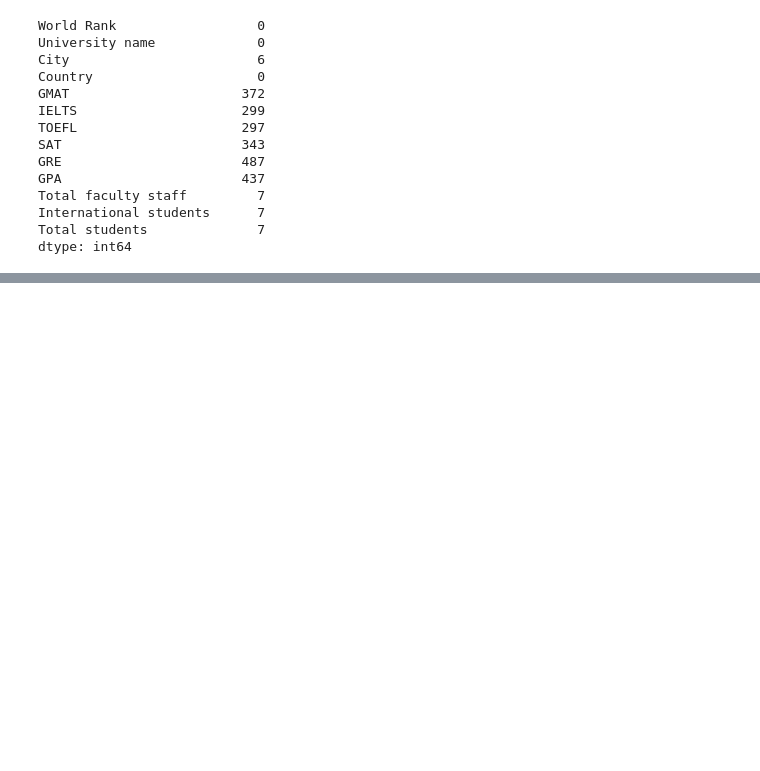
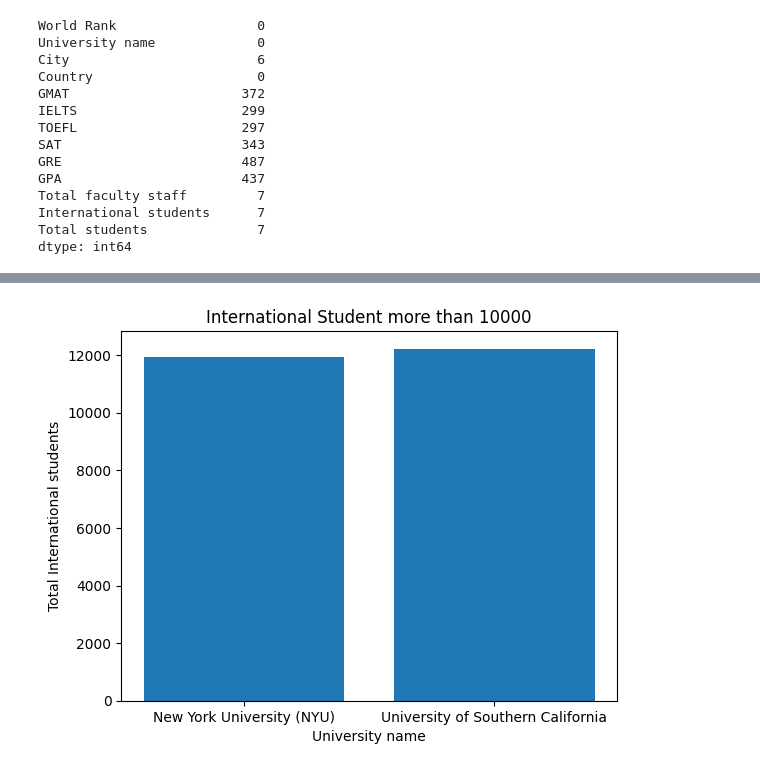
Before and after one commit to akibiqbal98/QS-Natural-Sciences-University-Rankings-2022, a Jupyter notebook: uni_info_processing.ipynb, the cells around one changed output, grey strips where cells are left out. Drawn from its saved outputs; the diff is of its cells as text; code cells hidden in the pictures; blank space fills up the shorter version.

```diff
--- a/uni_info_processing.ipynb
+++ b/uni_info_processing.ipynb
@@ -270,0 +276,3 @@ dtype: int64
+# %%
+# replace the null values with the mean
+df['GMAT'].fillna(df['GMAT'].mean(), inplace=True)
@@ -270,0 +294,6 @@ dtype: int64
+# %%
+df['IELTS'].fillna(df['IELTS'].median(), inplace=True)
+df['TOEFL'].fillna(df['TOEFL'].mean(), inplace=True)
+df['SAT'].fillna(df['SAT'].mean(), inplace=True)
+df['GRE'].fillna(df['GRE'].mean(), inplace=True)
+df['GPA'].fillna(df['GPA'].median(), inplace=True)
@@ -270,0 +351,6 @@ dtype: int64
+# %%
+
+df_usa = df[df['Country'] == 'United States']
+
+
+df_int = df[df['International students'] > 10000]
@@ -270,0 +400,8 @@ dtype: int64
+# %%
+plt.bar(df_int['University name'], df_int['International students'])
+plt.xlabel('University name')
+plt.ylabel('Total International students')
+plt.title('International Student more than 10000')
+plt.show()
+# %% [output]
+[figure, added]
```
Also changed, not shown: parts of 11 cells of this notebook, 1 other file.
